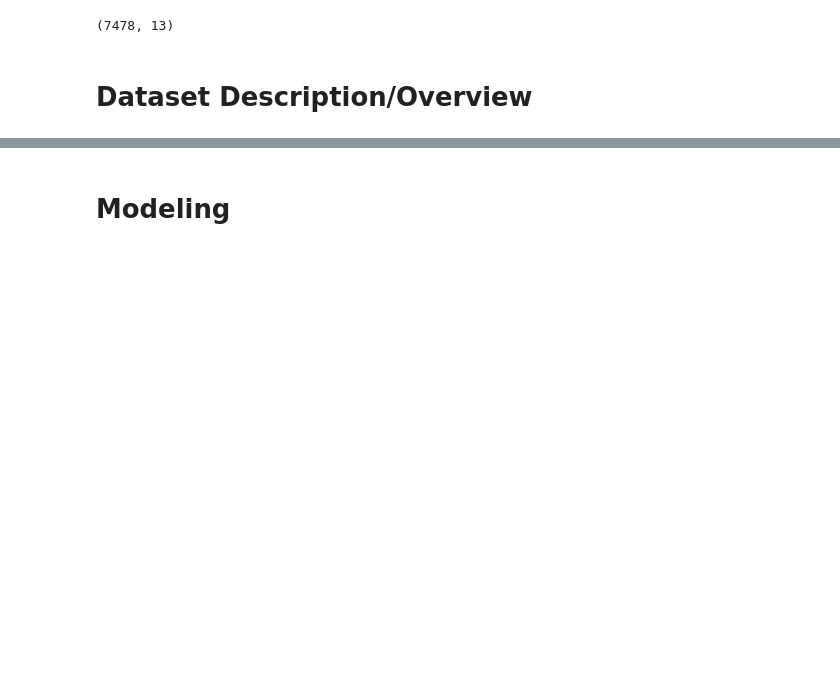
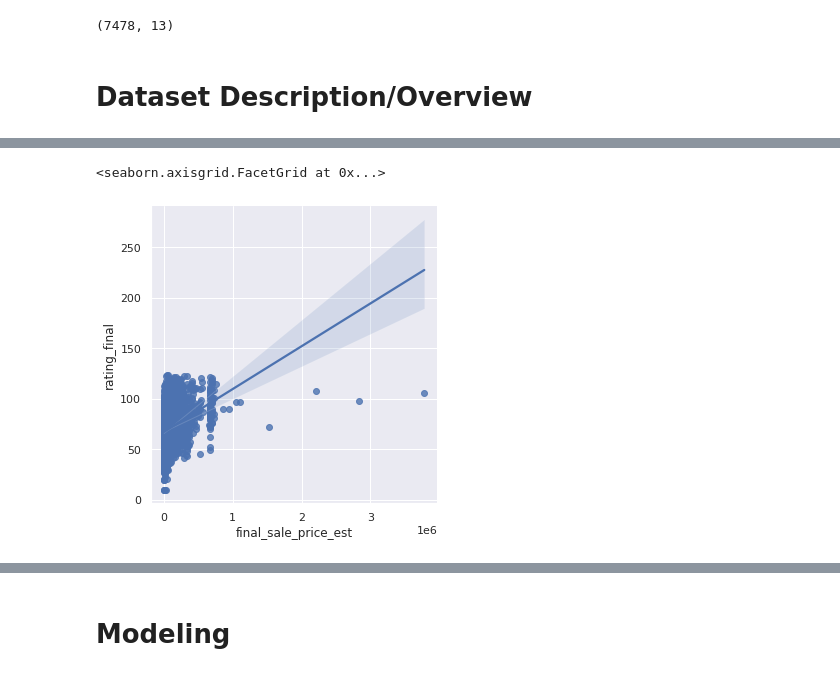
Before and after one commit to samkirwanppb/UCDPA_SamKirwan, a Jupyter notebook: project.ipynb, the cells around one changed output, grey strips where cells are left out. Drawn from its saved outputs; the diff is of its cells as text; code cells hidden in the pictures; blank space fills up the shorter version.

```diff
--- a/project.ipynb
+++ b/project.ipynb
@@ -411,0 +485,6 @@ Length: 7478, dtype: float64
+# %%
+##finally to get the estimate i will take the avergae of the median sire yealing price and the trainer price.
+data_df['final_sale_price_est'] = data_df[['median_trainer_price', 'Sire_median_yearling_price']].mean(axis=1) ##sire_median_yearling price is the wrong data type.
+# %%
+## as final_price is the main metric i am going to overrite the est column with the values we already had.
+data_df.loc[~data_df['final_sale_price'].isna(), 'final_sale_price_est'] = data_df.loc[~data_df['final_sale_price'].isna()]['final_sale_price']
@@ -411,0 +511,6 @@ Length: 7478, dtype: float64
+# %%
+##eda of new final_sale_price_est column
+sns.lmplot(data = data_df, x = 'final_sale_price_est', y = 'rating_final')
+# %% [output]
+<seaborn.axisgrid.FacetGrid at 0x...>
+[figure, added]
```
Also changed, not shown: parts of 51 cells of this notebook.
